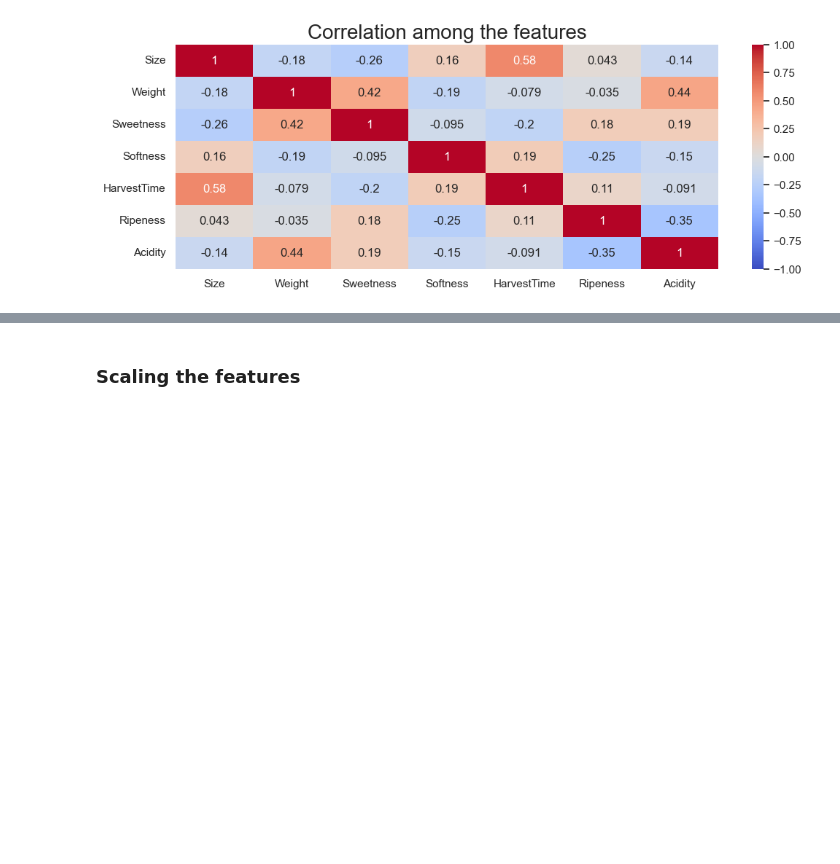
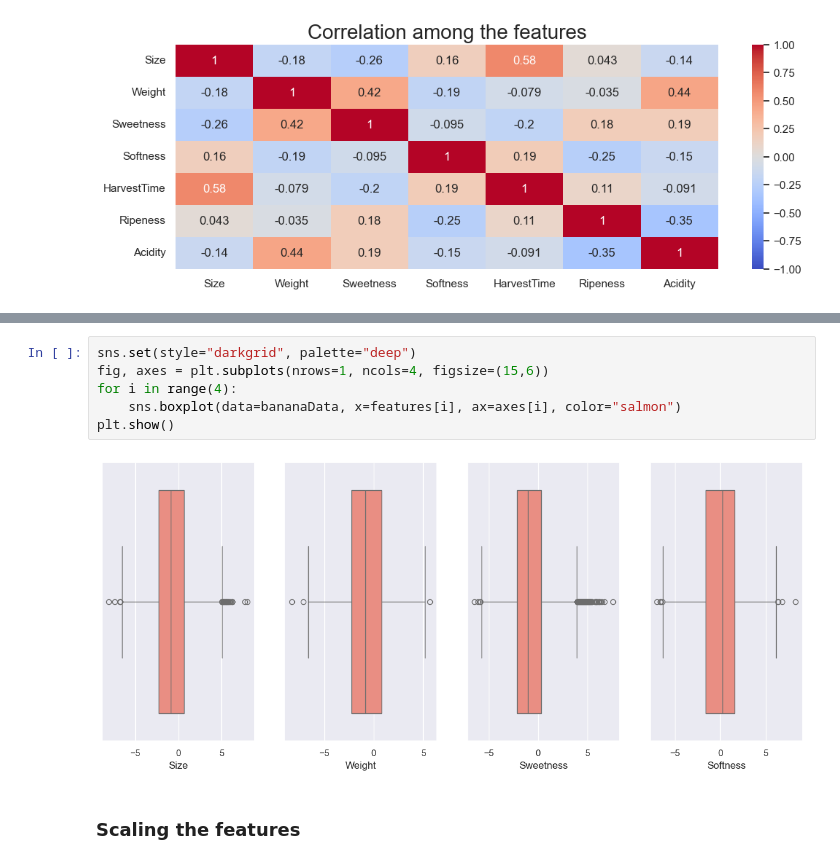
Before and after one commit to alonsobern/Data-Mining-Machine-Learning, a Jupyter notebook: Banana Quality/Banana_Quality.ipynb, the cells around one changed output, grey strips where cells are left out. Drawn from its saved outputs; the diff is of its cells as text; blank space fills up the shorter version.

```diff
--- a/Banana Quality/Banana_Quality.ipynb
+++ b/Banana Quality/Banana_Quality.ipynb
@@ -131,3 +149,11 @@ plt.show()
+# %%
+sns.set(style="darkgrid", palette="deep")
+fig, axes = plt.subplots(nrows=1, ncols=4, figsize=(15,6))
+for i in range(4):
+    sns.boxplot(data=bananaData, x=features[i], ax=axes[i], color="salmon")
+plt.show()
+# %% [output]
+[figure, added]
 # %% [markdown]
 ### **Scaling the features**
 # %% [markdown]
```
Also changed, not shown: parts of 3 cells of this notebook.
